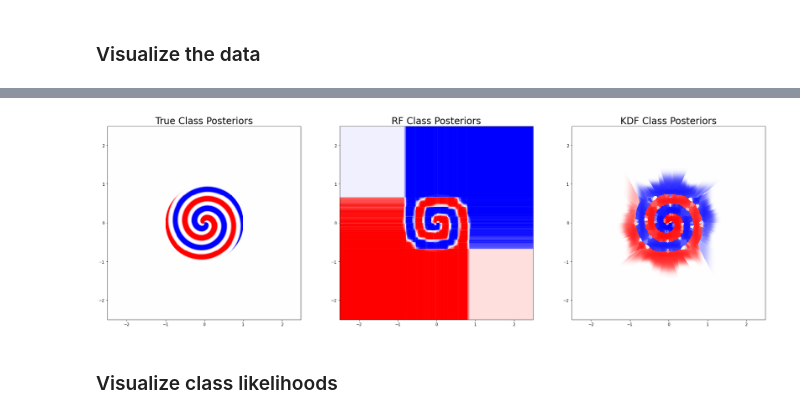
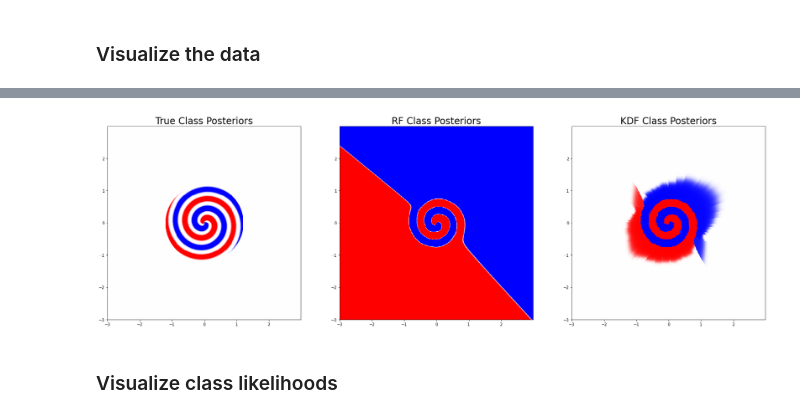
Before and after one commit to neurodata/kdg, a Jupyter notebook: benchmarks/kdn_experiments/spiral.ipynb, the cells around one changed output, grey strips where cells are left out. Cells and saved outputs as stored; diff of their text form; code cells hidden in the pictures.

```diff
--- a/benchmarks/kdn_experiments/spiral.ipynb
+++ b/benchmarks/kdn_experiments/spiral.ipynb
@@ -20,0 +24,12 @@ plot_2dsim(X, y)
+# %%
+compile_kwargs = {
+        "loss": "binary_crossentropy",
+        "optimizer": keras.optimizers.Adam(3e-4),
+    }
+callback = keras.callbacks.EarlyStopping(monitor="loss", patience=10, verbose=True)
+fit_kwargs = {
+        "epochs": 200,
+        "batch_size": 64,
+        "verbose": False,
+        "callbacks": [callback],
+    }
@@ -20,0 +52,4 @@ plot_2dsim(X, y)
+# %%
+# train Vanilla NN
+nn = getNN(input_size=2, num_classes=2)
+history = nn.fit(X, keras.utils.to_categorical(y), **fit_kwargs)
@@ -23,23 +65,23 @@ plot_2dsim(X, y)
 # %%
 df = {}
-model_kdf = kdf(k=.2, kwargs={'n_estimators':500})
-model_kdf.fit(X, y)
+model_kdn = kdn(k=.1, network=nn)
+model_kdn.fit(X, y)
 
 #define grids
-p = np.arange(-2.5, 2.5, step=0.01)
-q = np.arange(-2.5, 2.5, step=0.01)
+p = np.arange(-3, 3, step=0.01)
+q = np.arange(-3, 3, step=0.01)
 xx, yy = np.meshgrid(p, q)
 
 grid_samples = np.concatenate((xx.reshape(-1, 1), yy.reshape(-1, 1)), axis=1)
-posterior_rf = model_kdf.rf_model.predict_proba(grid_samples)
-posterior_kdf, likelihoods_kdf = model_kdf.predict_proba(grid_samples, return_likelihood=True)
+posterior_nn = model_kdn.network.predict(grid_samples)
+posterior_kdn, likelihoods_kdn = model_kdn.predict_proba(grid_samples, return_likelihood=True)
 
-posterior_rf = posterior_rf[:,0].reshape(500,500)
-posterior_kdf = posterior_kdf[:,0].reshape(500,500)
-class1_likelihoods = likelihoods_kdf[:,0].reshape(500,500)
-class2_likelihoods = likelihoods_kdf[:,1].reshape(500,500)
+posterior_nn = posterior_nn[:,0].reshape(600,600)
+posterior_kdn = posterior_kdn[:,0].reshape(600,600)
+class1_likelihoods = likelihoods_kdn[:,0].reshape(600,600)
+class2_likelihoods = likelihoods_kdn[:,1].reshape(600,600)
 
-df['posterior_rf'] = posterior_rf
-df['posterior_kdf'] = posterior_kdf
+df['posterior_dn'] = posterior_nn
+df['posterior_kdn'] = posterior_kdn
 df['likelihood_class1'] = class1_likelihoods
 df['likelihood_class2'] = class2_likelihoods
@@ -61,36 +106,36 @@ ax0 = ax[0].imshow(
     vmax=1,
     interpolation="nearest",
     aspect="auto",
 )
 ax[0].set_title("True Class Posteriors", fontsize=24)
 ax[0].set_aspect("equal")
 
 ax1 = ax[1].imshow(
-    1-posterior_rf,
+    1-posterior_nn,
     extent=[xx.min(), xx.max(), yy.min(), yy.max()],
     cmap="bwr",
     vmin=0,
     vmax=1,
     interpolation="nearest",
     aspect="auto",
 )
 ax[1].set_title("RF Class Posteriors", fontsize=24)
 ax[1].set_aspect("equal")
 
 ax2 = ax[2].imshow(
-    1-posterior_kdf,
+    1-posterior_kdn,
     extent=[xx.min(), xx.max(), yy.min(), yy.max()],
     cmap="bwr",
     vmin=0,
     vmax=1,
     interpolation="nearest",
     aspect="auto",
 )
 ax[2].set_title("KDF Class Posteriors", fontsize=24)
 ax[2].set_aspect("equal")
 plt.show()
 # %% [output]
-[figure, old version]
+[figure, new version]
 # %% [markdown]
 ### Visualize class likelihoods
 # %%
```
Also changed, not shown: parts of 15 cells of this notebook, 14 other files.
